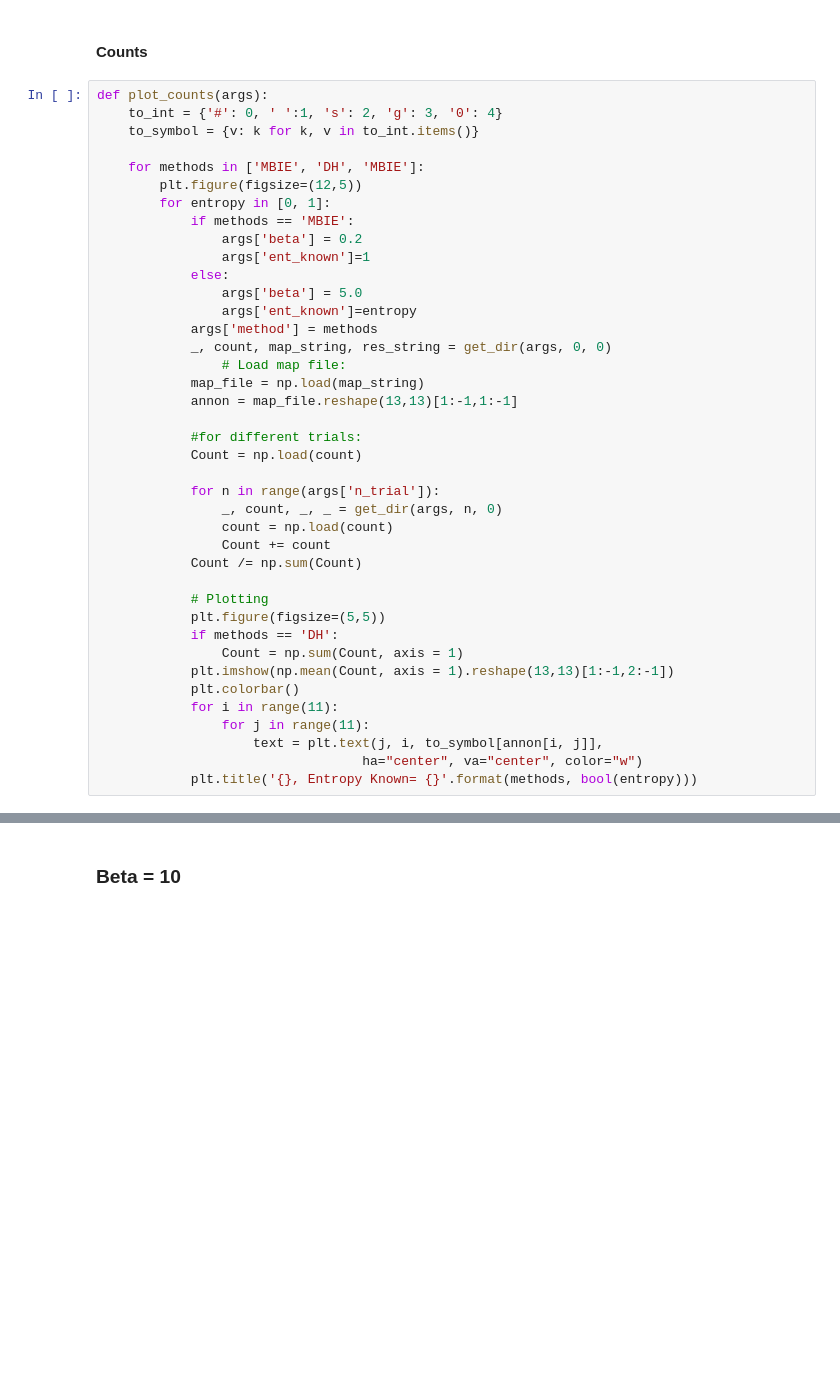
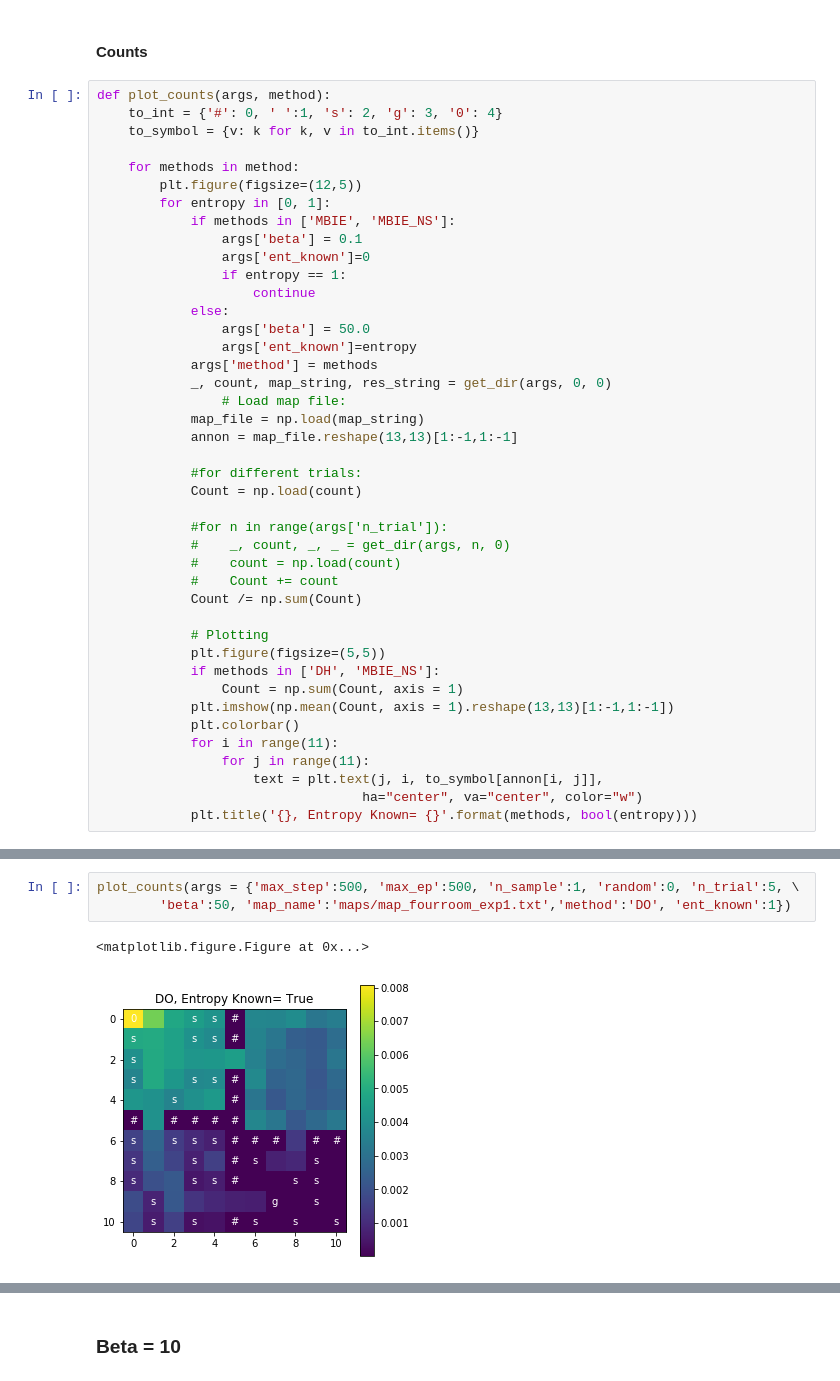
Before and after one commit to Rkeramati/crl, a Jupyter notebook: gridworld/Analysis.ipynb, the cells around one changed output, grey strips where cells are left out. Cells and saved outputs as stored; diff of their text form; blank space fills up the shorter version.

```diff
--- a/gridworld/Analysis.ipynb
+++ b/gridworld/Analysis.ipynb
@@ -236,18 +312,20 @@ Optimism Bonus is so High we cannot see the difference, none of them has converg
 # %% [markdown]
 #### Counts
 # %%
-def plot_counts(args):
+def plot_counts(args, method):
     to_int = {'#': 0, ' ':1, 's': 2, 'g': 3, '0': 4}
     to_symbol = {v: k for k, v in to_int.items()}
 
-    for methods in ['MBIE', 'DH', 'MBIE']:
+    for methods in method:
         plt.figure(figsize=(12,5))
         for entropy in [0, 1]:
-            if methods == 'MBIE':
-                args['beta'] = 0.2
-                args['ent_known']=1
+            if methods in ['MBIE', 'MBIE_NS']:
+                args['beta'] = 0.1
+                args['ent_known']=0
+                if entropy == 1:
+                    continue
             else:
-                args['beta'] = 5.0
+                args['beta'] = 50.0
                 args['ent_known']=entropy
             args['method'] = methods
             _, count, map_string, res_string = get_dir(args, 0, 0)
@@ -258,17 +336,17 @@ def plot_counts(args):
             #for different trials:
             Count = np.load(count)
 
-            for n in range(args['n_trial']):
-                _, count, _, _ = get_dir(args, n, 0)
-                count = np.load(count)
-                Count += count
+            #for n in range(args['n_trial']):
+            #    _, count, _, _ = get_dir(args, n, 0)
+            #    count = np.load(count)
+            #    Count += count
             Count /= np.sum(Count)
 
             # Plotting
             plt.figure(figsize=(5,5))
-            if methods == 'DH':
+            if methods in ['DH', 'MBIE_NS']:
                 Count = np.sum(Count, axis = 1)
-            plt.imshow(np.mean(Count, axis = 1).reshape(13,13)[1:-1,2:-1])
+            plt.imshow(np.mean(Count, axis = 1).reshape(13,13)[1:-1,1:-1])
             plt.colorbar()
             for i in range(11):
                 for j in range(11):
@@ -290,0 +356,6 @@ plot_counts(args = {'method':'DH', 'ent_known':1, 'random':0, 'map_name':'maps/m
+# %%
+plot_counts(args = {'max_step':500, 'max_ep':500, 'n_sample':1, 'random':0, 'n_trial':5, \
+        'beta':50, 'map_name':'maps/map_fourroom_exp1.txt','method':'DO', 'ent_known':1})
+# %% [output]
+<matplotlib.figure.Figure at 0x...>
+[figure, added]
```
Also changed, not shown: parts of 10 cells of this notebook, 5 other files.
